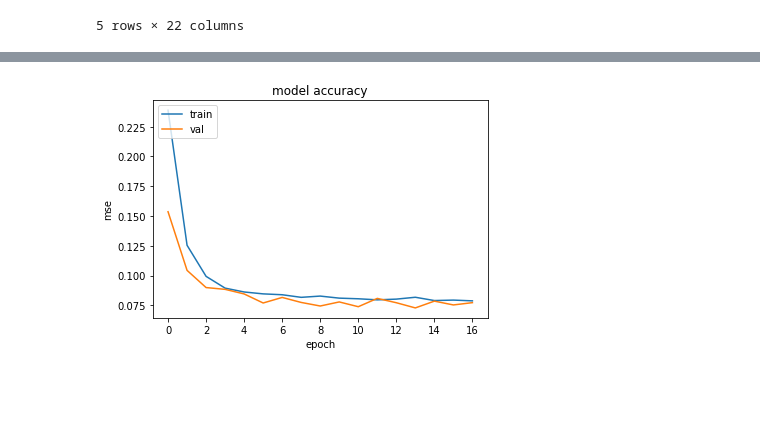
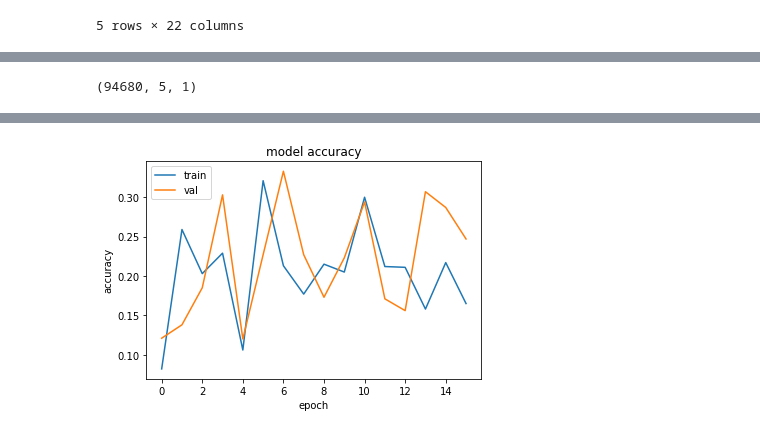
Before and after one commit to dairuinz/data_mining, a Jupyter notebook: data_mining_1.ipynb, the cells around one changed output, grey strips where cells are left out. Saved outputs shown, nothing was run; the diff lists cells and outputs as text; code cells hidden in the pictures; blank space fills up the shorter version.

```diff
--- a/data_mining_1.ipynb
+++ b/data_mining_1.ipynb
@@ -666,0 +528,14 @@ y = y[:10000]
+# %%
+X_test, y_test = np.array(X_test), np.array(y_test)
+# %%
+x_scaler = MinMaxScaler()
+X_test = x_scaler.fit_transform(X_test)
+
+y_scaler = MinMaxScaler()
+y_test = y_scaler.fit_transform(y_test)
+# %%
+X_test.shape
+X_test = X_test.reshape(X_test.shape[0], 5 ,1)
+X_test.shape
+# %% [output]
+(94680, 5, 1)
@@ -667,3 +547,9 @@ y = y[:10000]
+# %%
+X_train = X_train[:10000]
+y_train = y_train[:10000]
+
+X_test = X_test[:10000]
+y_test = y_test[:10000]
 # %%
 from tensorflow import keras
 from keras.optimizers import *
@@ -679,7 +565,7 @@ from sklearn.metrics import mean_squared_error
 from sklearn.model_selection import train_test_split
 from keras.callbacks import EarlyStopping, ModelCheckpoint
 
-X_train, X_test, y_train, y_test = train_test_split(X, y, test_size=0.3, random_state=42)       #Splits data into train, test
+# X_train, X_test, y_train, y_test = train_test_split(X, y, test_size=0.3, random_state=42)       #Splits data into train, test
 
 
 # opt = keras.optimizers.SGD(learning_rate=0.001, momentum=0.2)
@@ -687,12 +573,18 @@ opt = keras.optimizers.Adam()
 
 
 model = Sequential()
-model.add(LSTM(units=64, input_shape=(X_train.shape[1], X_train.shape[2]), activation='relu'))
-model.add(Dropout(rate=0.2))
-model.add(RepeatVector(n=X_train.shape[1]))
-model.add(LSTM(units=64, return_sequences=True))
-model.add(Dropout(rate=0.2))
-model.add(TimeDistributed(keras.layers.Dense(units=X_train.shape[2])))
+
+model.add(LSTM(units=200, activation='relu', input_shape=(5,1)))
+model.add(Dense(5))
+
+# model.add(LSTM(units=64, input_shape=(X_train.shape[1], X_train.shape[2]), activation='relu'))
+# model.add(Dropout(rate=0.2))
+# model.add(RepeatVector(n=X_train.shape[1]))
+# model.add(LSTM(units=64, return_sequences=True))
+# model.add(Dropout(rate=0.2))
+# model.add(TimeDistributed(keras.layers.Dense(units=X_train.shape[2])))
+
+# model.add(LSTM(1, input_shape=(X_train.shape[1], X_train.shape[2])))
 # model.add(Dense(1))
 
 model.compile(
@@ -702,19 +594,19 @@ optimizer=opt,
 loss='mae',
 # metrics=[rmse]
 # metrics=['binary_accuracy']
-metrics=['mse']
+metrics=['accuracy']
 )
 
 es = EarlyStopping(             #Early stopping
     monitor='val_loss',
-    patience=5,
+    patience=1,
     verbose=0,
     mode='min'
 )
 
 mc = ModelCheckpoint(       #Model checkpoint to save best model each epoch
     'best_m.h5',
-    monitor='mse',
+    monitor='accuracy',
     mode='max',
     verbose=1,
     save_best_only=True
@@ -732,10 +624,10 @@ scores = model.evaluate(X_test, y_test, verbose=0)
 # rmseList.append(scores[0])
 print("Fold :", i+1, " loss", scores[0])
 
-plt.plot(history.history['mse'])            #Plots accuracy, val_accuracy/epoch graph
-plt.plot(history.history['val_mse'])
+plt.plot(history.history['accuracy'])            #Plots accuracy, val_accuracy/epoch graph
+plt.plot(history.history['val_accuracy'])
 plt.title('model accuracy')
-plt.ylabel('mse')
+plt.ylabel('accuracy')
 plt.xlabel('epoch')
 plt.legend(['train', 'val'], loc='upper left')
 plt.show()
@@ -760 +652 @@ Fold : 288  loss 0.21361440420150757
-[figure, old version]
+[figure, new version]
```
Also changed, not shown: parts of 33 cells of this notebook.
